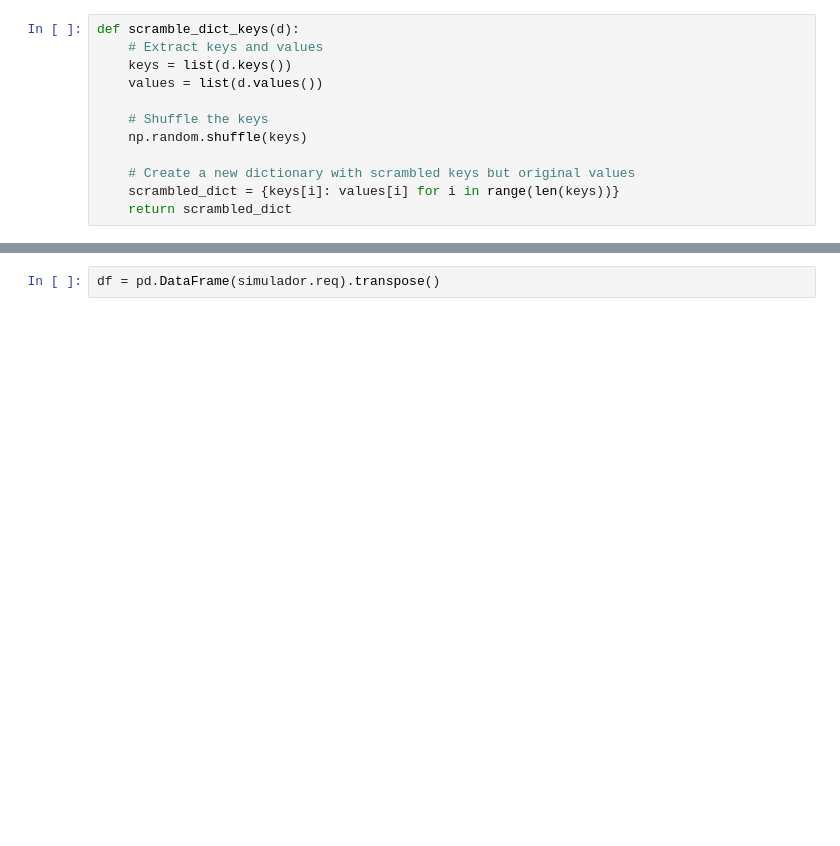
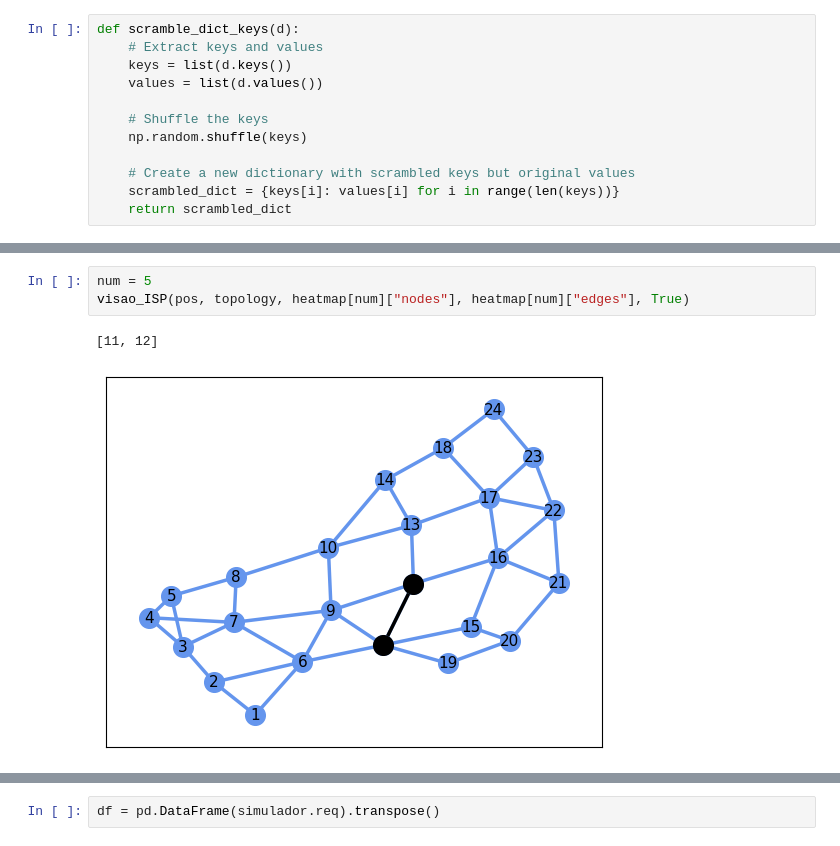
Before and after one commit to Claudiof5/simulador-EON-pre-Desastre, a Jupyter notebook: modeloProblema.ipynb, the cells around one changed output, grey strips where cells are left out. Cells and saved outputs as stored; diff of their text form; blank space fills up the shorter version.

```diff
--- a/modeloProblema.ipynb
+++ b/modeloProblema.ipynb
@@ -147,0 +205,6 @@ visao_todas_ISPs(pos, topology, ISP_list)
+# %%
+num = 5
+visao_ISP(pos, topology, heatmap[num]["nodes"], heatmap[num]["edges"], True)
+# %% [output]
+[11, 12]
+[figure, added]
```
Also changed, not shown: parts of 22 cells of this notebook, 38 other files.
